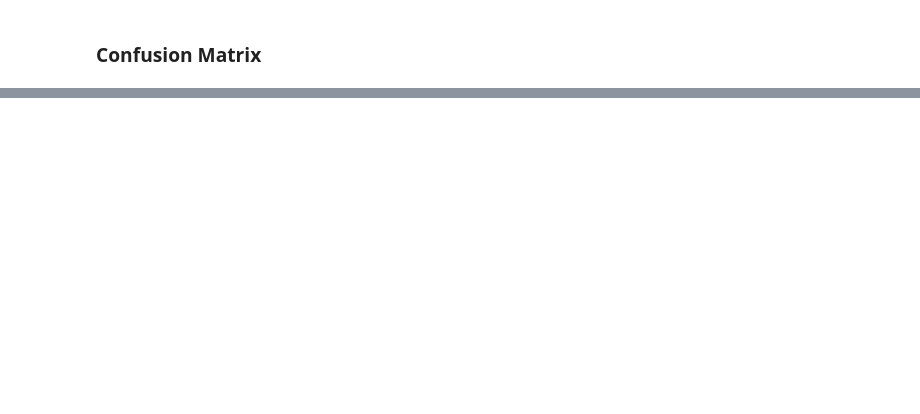
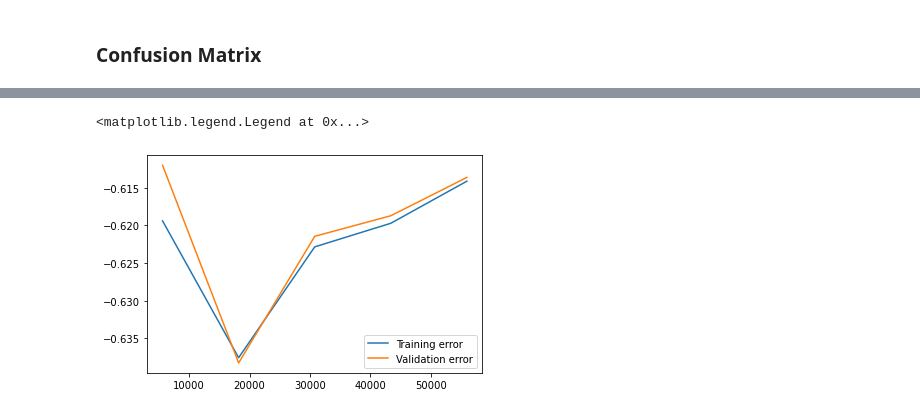
Before and after one commit to eltarr-kawther/-Cardiovascular-Risks, a Jupyter notebook: cardio_vasc.ipynb, the cells around one changed output, grey strips where cells are left out. Cells and saved outputs as stored; diff of their text form; code cells hidden in the pictures; blank space fills up the shorter version.

```diff
--- a/cardio_vasc.ipynb
+++ b/cardio_vasc.ipynb
@@ -184,0 +184,7 @@ plt.show()
+# %%
+plt.plot(train_sizes, train_scores_mean, label = 'Training error')
+plt.plot(train_sizes, validation_scores_mean, label = 'Validation error')
+plt.legend()
+# %% [output]
+<matplotlib.legend.Legend at 0x...>
+[figure, added]
```
Also changed, not shown: parts of 18 cells of this notebook, 1 other file.
